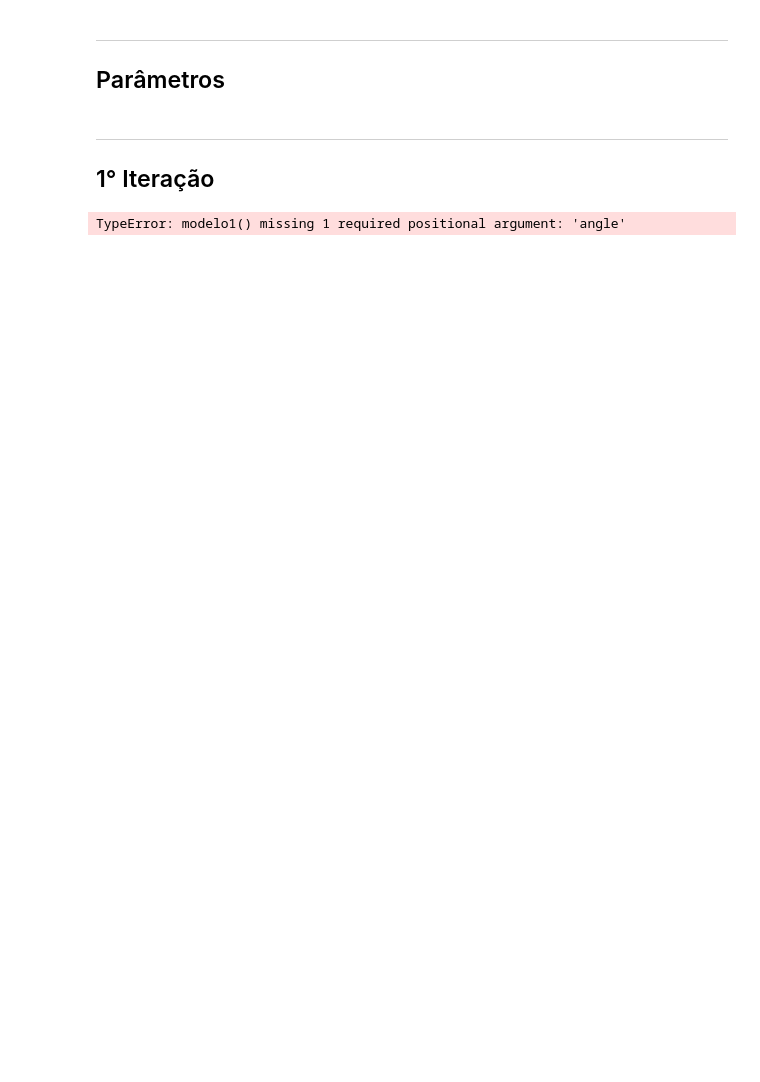
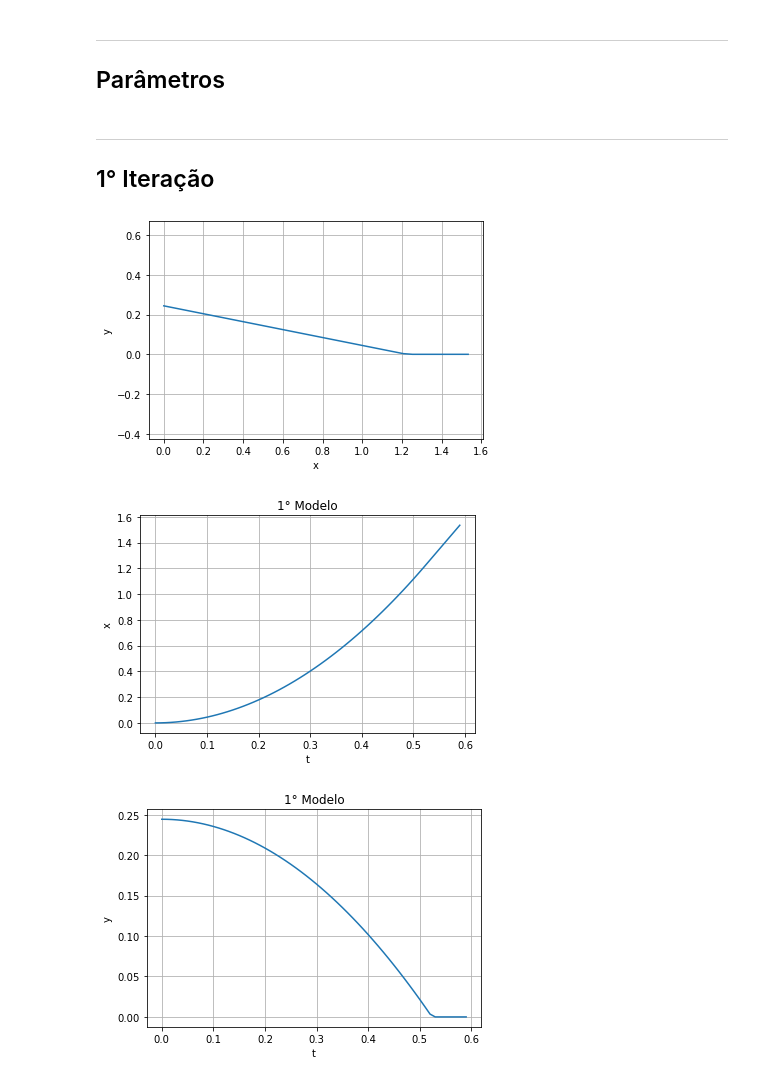
Before and after one commit to pedroivoal/Modsim-P3, a Jupyter notebook: Implementação/modelo.ipynb, the cells around one changed output. Saved outputs shown, nothing was run; the diff lists cells and outputs as text; code cells hidden in the pictures; blank space fills up the shorter version.

```diff
--- a/Implementação/modelo.ipynb
+++ b/Implementação/modelo.ipynb
@@ -45,37 +41,55 @@ def modelo1 (X, t, angle):
 
     dxdt = vx
     dydt = vy
-    dvxdt = g*cos(radians(angle)) - g*tan(angle)
-    dvydt = -g*sin(radians(angle)) + g*tan(angle)
+    dvxdt = g*cos(radians(angle)) - g*tan(radians(angle))*sin(radians(angle))
+    dvydt = -g*sin(radians(angle)) + g*tan(radians(angle))*sin(radians(angle))
 
-    if g*tan(angle) > g*sin(radians(angle)):
-        return [exp(100*y)*dydt, exp(100*y)*dydt, exp(100*y)*dydt, exp(100*y)*dydt]
+    if angle < angle_i:
+        return [0, 0, 0, 0]
+    elif y < 0:
+        return [dxdt, 0, 0, 0]
     else:
         return [dxdt, dydt, dvxdt, dvydt]
 # %%
-t_lista = np.arange(0, 60, 1)
+t_lista = np.arange(0, 0.6, 0.01)
 
 # Condições iniciais
 angle = 14
-x0 = [0, 0.78*sin(radians(angle))]
+x0 = [0, 1.01*sin(radians(angle)), 0, 0]
 
 # Resolução numérica
-x = odeint(modelo1, x0, t_lista)
+x = odeint(modelo1, x0, t_lista, args = (angle,))
 listx = x[:,0]
 listy = x[:,1]
 
 # Variável que guarda gráfico
 # modelo1, ax = plt.subplots()
 
 # Plota gráfico somente para apresentação
-plt.plot(listx, listy, 'm', label = '$T_{água}$')
-plt.title('1° Modelo')
-plt.ylabel('')
-plt.xlabel('Tempo (h)')
-plt.legend()
+plt.plot(listx, listy)
+plt.axis('equal')
+plt.title('')
+plt.xlabel('x')
+plt.ylabel('y')
 plt.grid(True)
 plt.show()
 # Cria arquivo png com o gráfico no PC
 # modelo1.savefig('0.modelo1.png',  format = 'png', dpi = 1200)
+
+plt.plot(t_lista, listx)
+plt.title('1° Modelo')
+plt.xlabel('t')
+plt.ylabel('x')
+plt.grid(True)
+plt.show()
+
+plt.plot(t_lista, listy)
+plt.title('1° Modelo')
+plt.xlabel('t')
+plt.ylabel('y')
+plt.grid(True)
+plt.show()
 # %% [output]
-TypeError: modelo1() missing 1 required positional argument: 'angle'
+[figure, added]
+[figure, added]
+[figure, added]
```
Also changed, not shown: parts of 1 cell of this notebook.
